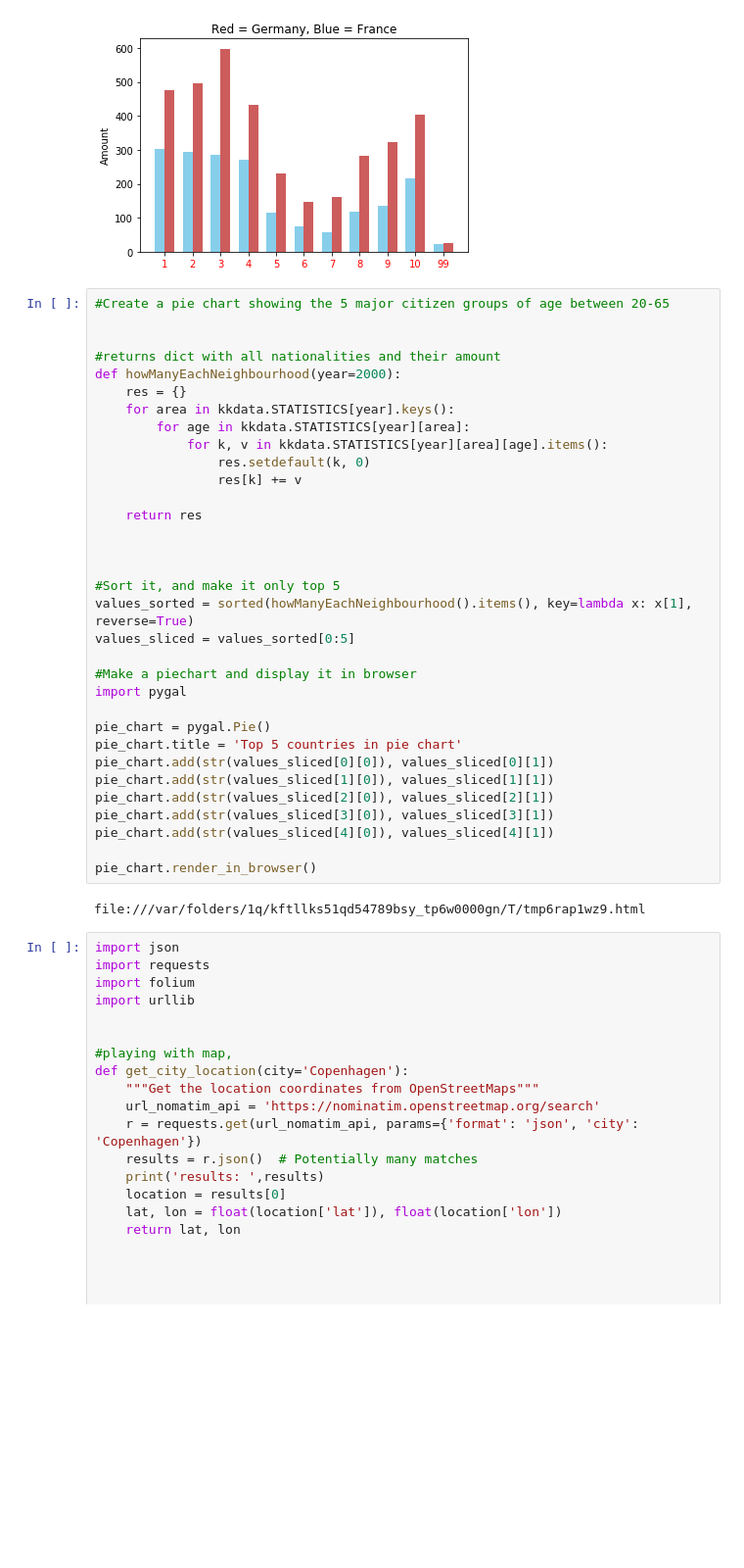
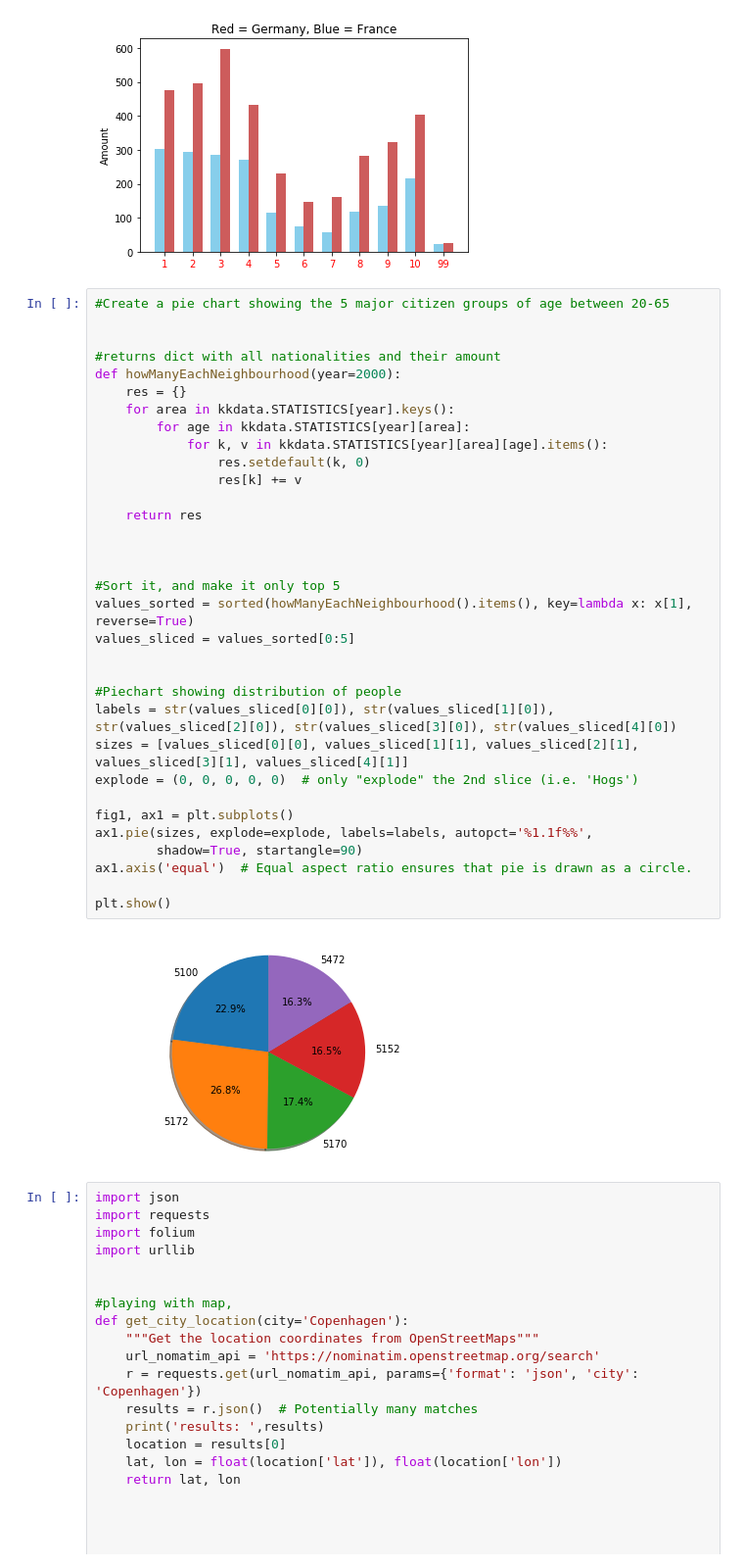
Before and after one commit to JesperRusbjerg/pythonAfleveringTemplate, a Jupyter notebook: Assignment2.ipynb, the cells around one changed output. Shown: that part at 98% size. Drawn from its saved outputs; the diff is of its cells as text; blank space fills up the shorter version.

```diff
--- a/Assignment2.ipynb
+++ b/Assignment2.ipynb
@@ -108,38 +108,38 @@ There are 1689 More Germans
 # %%
 #Create a pie chart showing the 5 major citizen groups of age between 20-65
 
 
 #returns dict with all nationalities and their amount
 def howManyEachNeighbourhood(year=2000):
     res = {}
     for area in kkdata.STATISTICS[year].keys():
         for age in kkdata.STATISTICS[year][area]:
             for k, v in kkdata.STATISTICS[year][area][age].items():
                 res.setdefault(k, 0)
                 res[k] += v
 
     return res
 
 
 
 #Sort it, and make it only top 5
 values_sorted = sorted(howManyEachNeighbourhood().items(), key=lambda x: x[1], reverse=True)
 values_sliced = values_sorted[0:5]
 
-#Make a piechart and display it in browser
-import pygal
 
-pie_chart = pygal.Pie()
-pie_chart.title = 'Top 5 countries in pie chart'
-pie_chart.add(str(values_sliced[0][0]), values_sliced[0][1])
-pie_chart.add(str(values_sliced[1][0]), values_sliced[1][1])
-pie_chart.add(str(values_sliced[2][0]), values_sliced[2][1])
-pie_chart.add(str(values_sliced[3][0]), values_sliced[3][1])
-pie_chart.add(str(values_sliced[4][0]), values_sliced[4][1])
+#Piechart showing distribution of people
+labels = str(values_sliced[0][0]), str(values_sliced[1][0]), str(values_sliced[2][0]), str(values_sliced[3][0]), str(values_sliced[4][0])
+sizes = [values_sliced[0][0], values_sliced[1][1], values_sliced[2][1], values_sliced[3][1], values_sliced[4][1]]
+explode = (0, 0, 0, 0, 0)  # only "explode" the 2nd slice (i.e. 'Hogs')
 
-pie_chart.render_in_browser()
+fig1, ax1 = plt.subplots()
+ax1.pie(sizes, explode=explode, labels=labels, autopct='%1.1f%%',
+        shadow=True, startangle=90)
+ax1.axis('equal')  # Equal aspect ratio ensures that pie is drawn as a circle.
+
+plt.show()
 # %% [output]
-file:///var/folders/1q/kftllks51qd54789bsy_tp6w0000gn/T/tmp6rap1wz9.html
+[figure, added]
 # %%
 import json
 import requests
```
Also changed, not shown: parts of 1 cell of this notebook.
